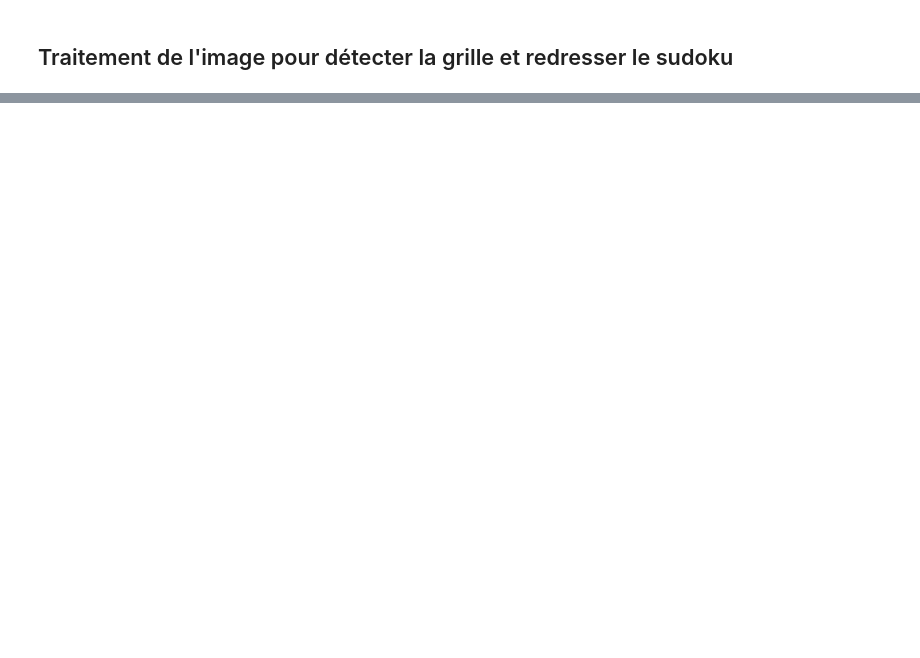
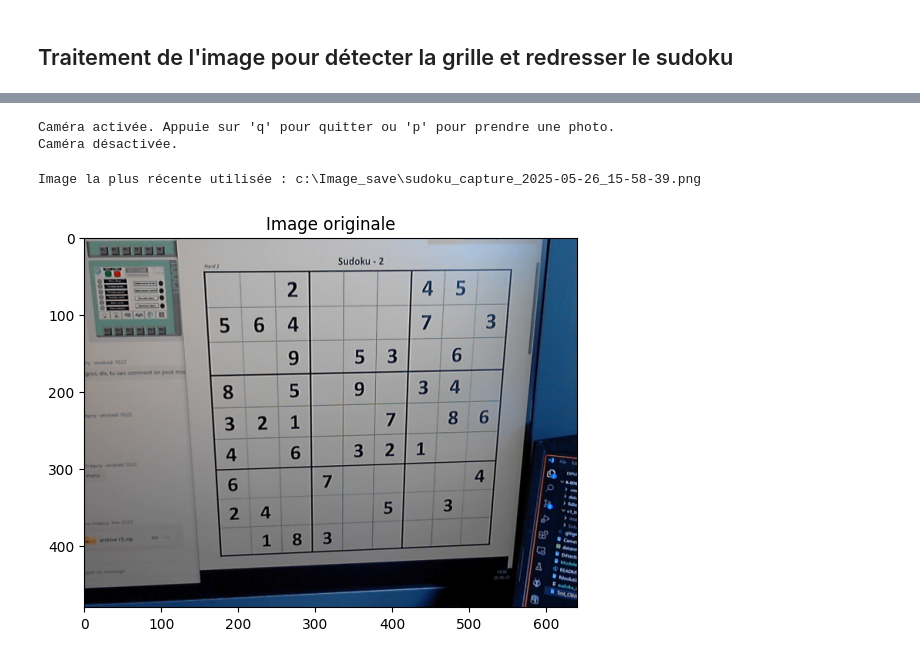
Before and after one commit to Gregory-Debruyne/r-solution-de-sudoku, a Jupyter notebook: Test_Clément.ipynb, the cells around one changed output, grey strips where cells are left out. Cells and saved outputs as stored; diff of their text form; code cells hidden in the pictures; blank space fills up the shorter version.

```diff
--- a/Test_Clément.ipynb
+++ b/Test_Clément.ipynb
@@ -26,3 +17,73 @@ plt.show()
+# %%
+# Ouvre la caméra 0 = caméra par défaut si on avait plusieurs caméras on a juste a changer le 0 par 1,2,3,...
+video_capture = cv2.VideoCapture(0)
+# Fixer le dossier d'enregistrement des captures
+image_enregistre_dossier = r"c:\Image_save"
+
+if not video_capture.isOpened():
+    print("Erreur : Impossible d'ouvrir la caméra.")
+    exit()
+
+print("Caméra activée. Appuie sur 'q' pour quitter ou 'p' pour prendre une photo.")
+
+while True:
+    resultat, image_video = video_capture.read()
+    if not resultat:
+        print("Erreur lors de la lecture de la caméra.")
+        break
+# Affiche de la vidéo dans une fenêtre nommée Caméra_sudoku
+    cv2.imshow("Caméra_sudoku", image_video)
+# Attendre l'appuie de la toucgee 'q' pour quitter ou 'p' pour prendre une photo
+    clavier = cv2.waitKey(1) & 0xFF
+
+    if clavier == ord('q'):
+        print("Caméra désactivée.")
+        break
+
+    if clavier == ord('p'):
+    # année, mois, jour, heure, minute, seconde
+        timestamp = datetime.now().strftime("%Y-%m-%d_%H-%M-%S")
+    # enregistre l'image dans le dossier d'enregistrement
+        nom_fichier = os.path.join(image_enregistre_dossier, f"sudoku_capture_{timestamp}.png")
+    # permet d'éviter d'écraser les images
+        cv2.imwrite(nom_fichier, image_video)
+
+        # Vérifie si l'image a bien été enregistrée dans le dossier
+        if os.path.exists(nom_fichier):
+            print(f"Image enregistrée dans le dossier de test : {nom_fichier}")
+        else:
+            print("Échec de l'enregistrement.")
+
+
+# Lorsqu'on arretera le script Python, il arretera la camera USB et fermera toutes les fenêtres d'apercu
+video_capture.release()
+cv2.destroyAllWindows()
+# Fin du script
+# %% [output]
+Caméra activée. Appuie sur 'q' pour quitter ou 'p' pour prendre une photo.
+Caméra désactivée.
+# %%
+
+# Trouver le dernier fichier .png dans le dossier d'enregistrement
+fichiers_png = glob.glob(os.path.join(image_enregistre_dossier, "*.png"))
+dernier_fichier = max(fichiers_png, key=os.path.getctime) if fichiers_png else None
+
+if dernier_fichier:
+    image_path = dernier_fichier
+    print(f"Image la plus récente utilisée : {image_path}")
+else:
+    print("Aucune image trouvée dans le dossier.")
+    exit()
+image = cv2.imread(image_path)
+# Afficher l'image originale
+plt.figure()
+plt.title("Image originale")
+# Convertir l'image en RGB pour l'affichage avec matplotlib
+plt.imshow(cv2.cvtColor(image, cv2.COLOR_BGR2RGB))
+plt.show()
+# %% [output]
+Image la plus récente utilisée : c:\Image_save\sudoku_capture_2025-05-26_15-58-39.png
+[figure, added]
 # %%
 # Fonction de prétraitement de l'image
 def pretraitement(image):
```
Also changed, not shown: parts of 25 cells of this notebook, 2 other files.
